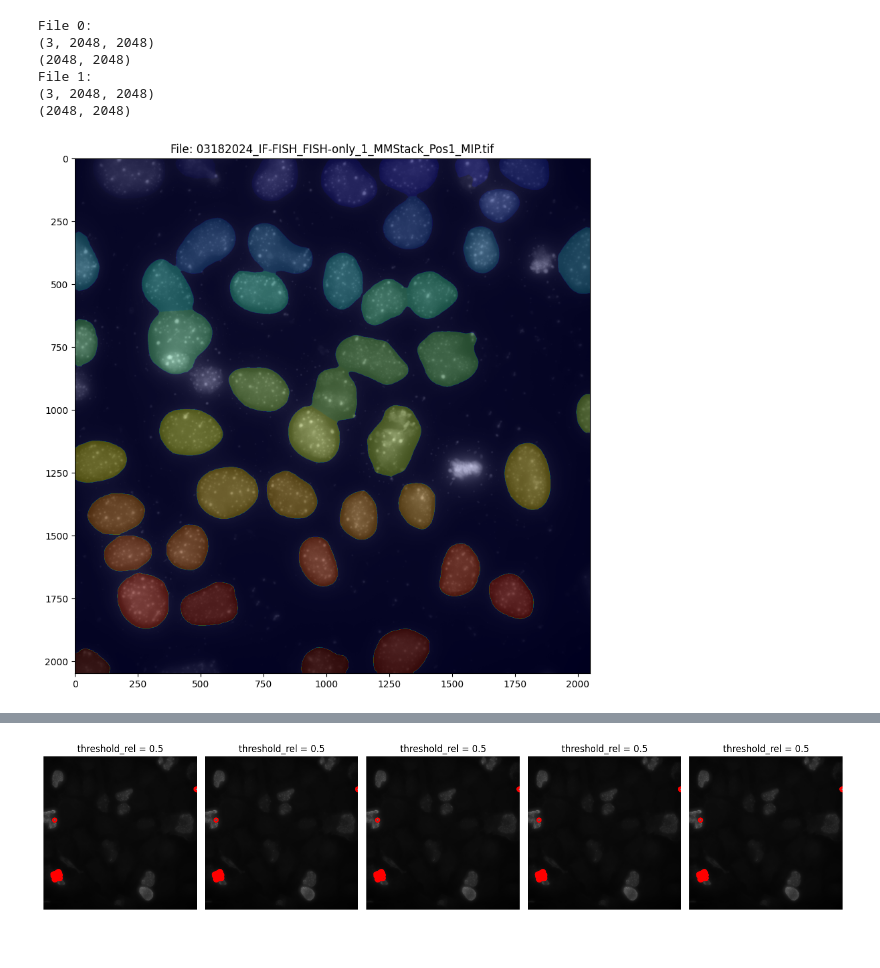
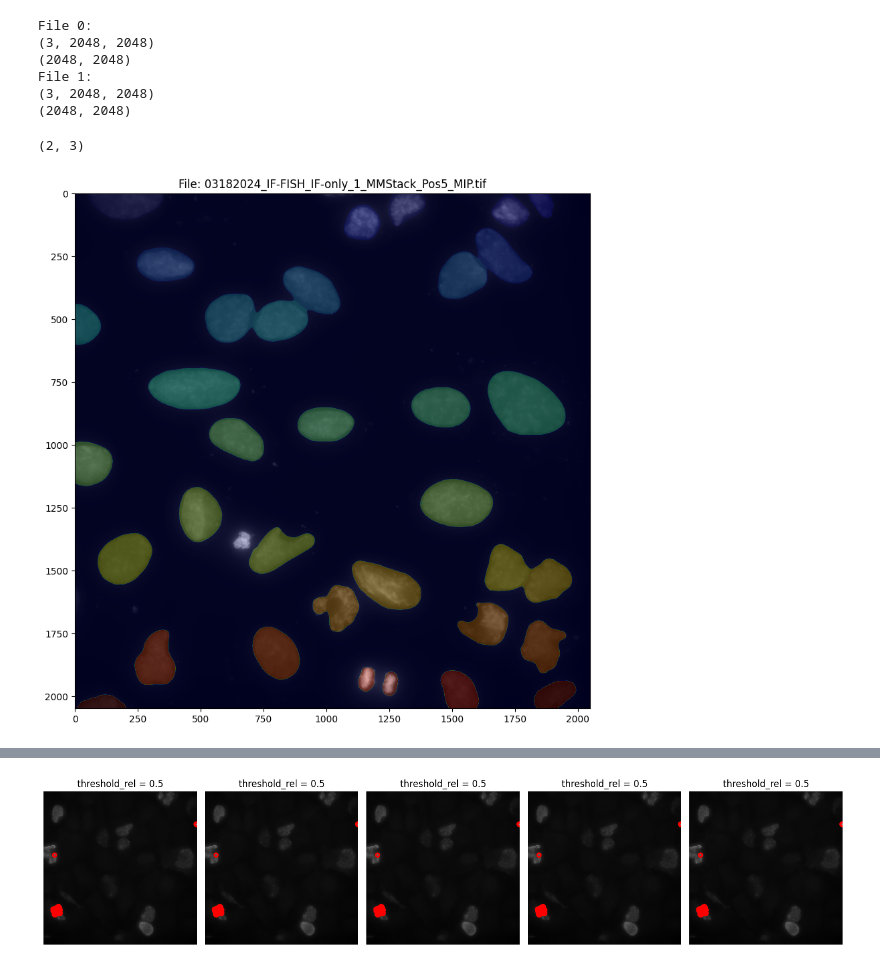
Before and after one commit to timotheelionnet/python_image-analysis, a Jupyter notebook: notebooks/image-readr.ipynb, the cells around one changed output, grey strips where cells are left out. Saved outputs shown, nothing was run; the diff lists cells and outputs as text; code cells hidden in the pictures.

```diff
--- a/notebooks/image-readr.ipynb
+++ b/notebooks/image-readr.ipynb
@@ -84,39 +89,43 @@ for img_index, img_name in enumerate(image_file_names):
         print(f"No matching mask found for image: {img_name}")
 
 # Now, matched_indices contains pairs of indices for matched image and mask
+# %%
+print(matched_indices[2])
+# %% [output]
+(2, 3)
 # %%
 # Overlay the corresponding mask on a channel (given as c) of a given image
 # to visually inspect
 
 # Specify the index of the image to check
-# and the channel to plot
-image_index = 1 # Replace with the desired index
+# and the channel to plot — remember CH1 for ImageJ but channel 0 for Python!
+image_index = 5 # Replace with the desired index
 c = 0 # remember the channel order in these images
 
 # Find the corresponding mask index
 # and define the image and mask pair
 mask_index = [pair[1] for pair in matched_indices if pair[0] == image_index][0]
 
 my_image = all_images['image'][image_index]
 image_file = file_names['image'][image_index]
 my_mask_n = all_images['mask_n'][mask_index]
 
-# Select the first channel (DAPI) — CH1 for ImageJ but channel 0 for Python!
+# Select the c channel
 channel_image = my_image[c, ...]
 
 # Overlay the mask on the rest of the image if they have the same dimensions
-if channel.shape != my_mask_n.shape:
+if channel_image.shape != my_mask_n.shape:
     print("Warning: The image and mask sizes do not match. Please check your data.")
 else:
     overlay = np.ma.masked_where(my_mask_n == 0, my_mask_n)
     plt.figure(figsize=(10, 10))
     plt.imshow(channel_image, cmap='gray')  # Display the selected channel in grayscale
     plt.imshow(my_mask_n, cmap='jet', alpha=0.25)  # Overlay the mask with transparency
     plt.title(f'File: {image_file}')
     #plt.axis('off')  # Turn off axis labels
     plt.show()
 # %% [output]
-[figure, old version]
+[figure, new version]
 # %%
 # Extract a set of metrics for each ROI defined by the mask from the corresponding image
 
```
Also changed, not shown: parts of 11 cells of this notebook.
